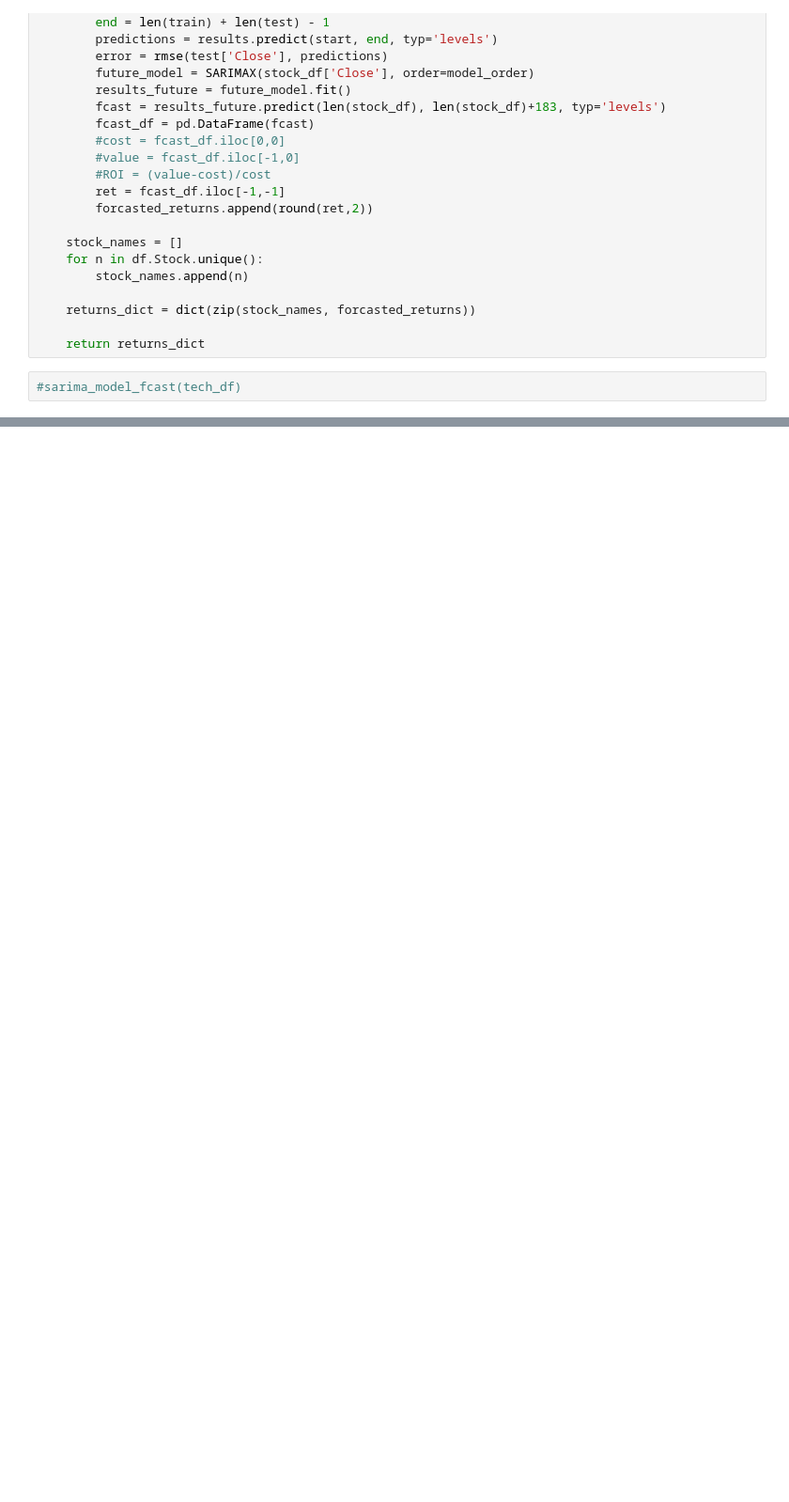
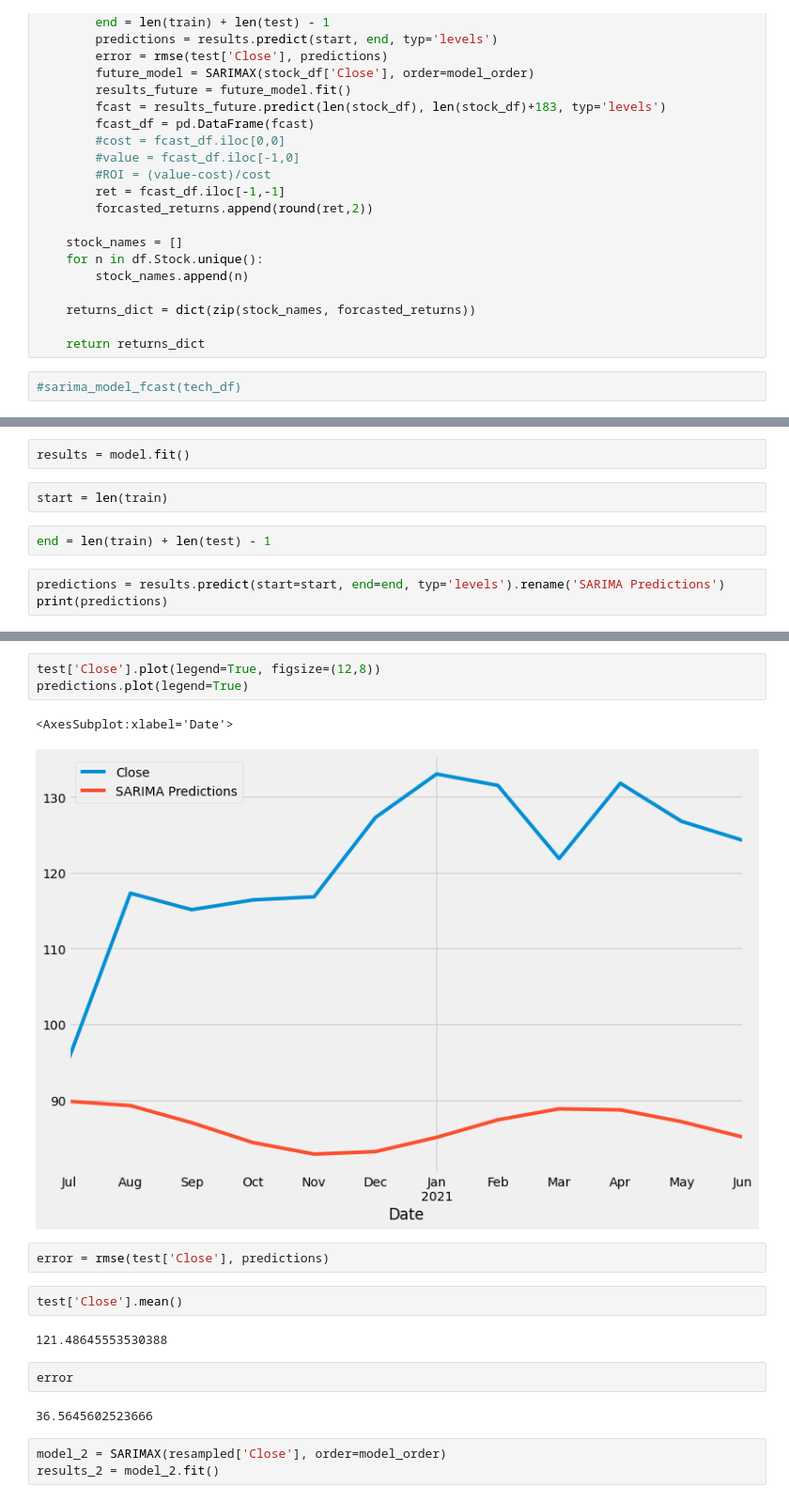
Before and after one commit to jmg0144/Stock-Market-Analysis, a Jupyter notebook: Stock-Market-Analysis.ipynb, the cells around one changed output, grey strips where cells are left out. Shown: that part at 94% size. Saved outputs shown, nothing was run; the diff lists cells and outputs as text; blank space fills up the shorter version.

```diff
--- a/Stock-Market-Analysis.ipynb
+++ b/Stock-Market-Analysis.ipynb
@@ -431,0 +464,9 @@ def sarima_model_fcast(df):
+# %%
+results = model.fit()
+# %%
+start = len(train)
+# %%
+end = len(train) + len(test) - 1
+# %%
+predictions = results.predict(start=start, end=end, typ='levels').rename('SARIMA Predictions')
+print(predictions)
@@ -431,0 +487,19 @@ def sarima_model_fcast(df):
+# %%
+test['Close'].plot(legend=True, figsize=(12,8))
+predictions.plot(legend=True)
+# %% [output]
+<AxesSubplot:xlabel='Date'>
+[figure, added]
+# %%
+error = rmse(test['Close'], predictions)
+# %%
+test['Close'].mean()
+# %% [output]
+121.48645553530388
+# %%
+error
+# %% [output]
+36.5645602523666
+# %%
+model_2 = SARIMAX(resampled['Close'], order=model_order)
+results_2 = model_2.fit()
```
Also changed, not shown: parts of 71 cells of this notebook.
